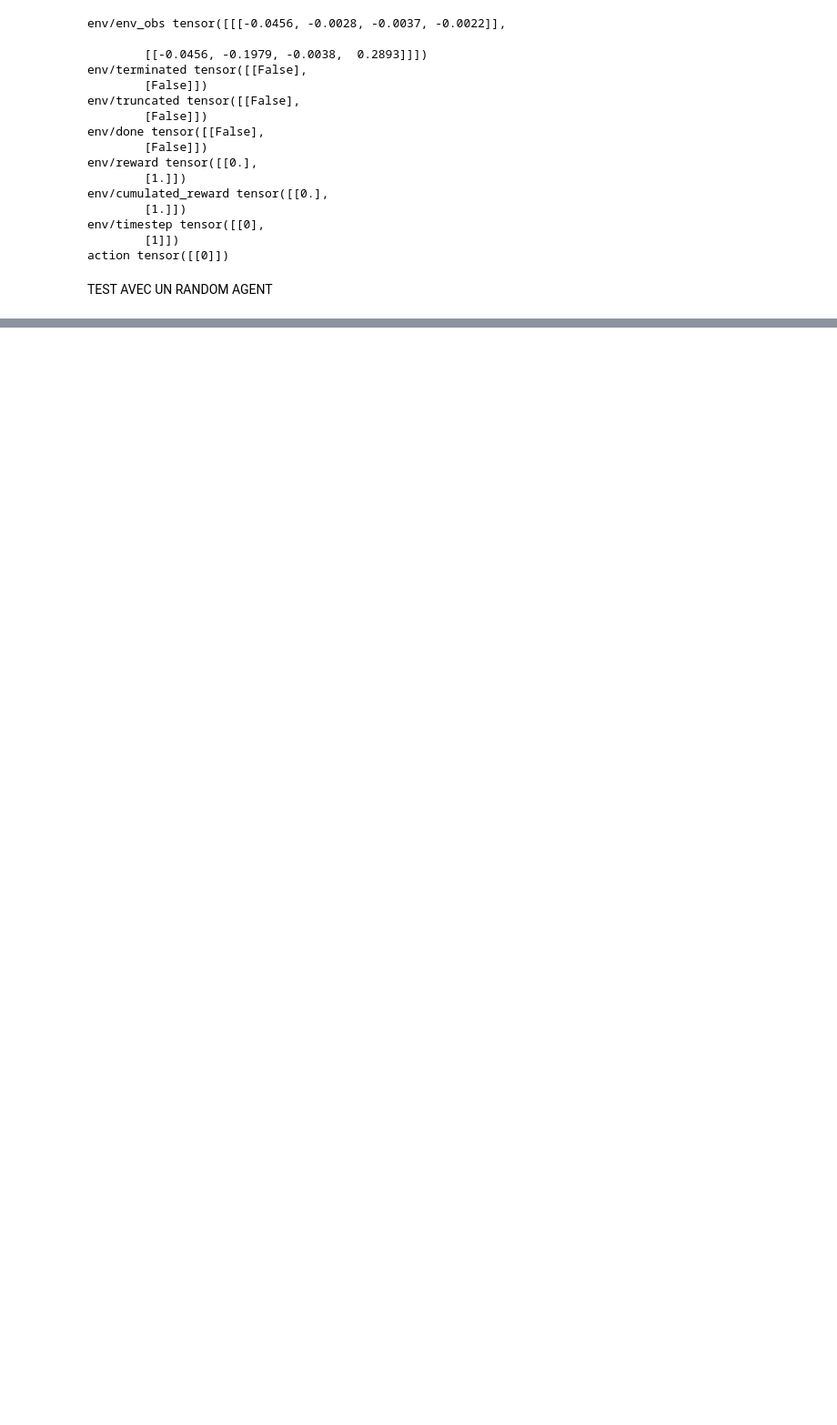
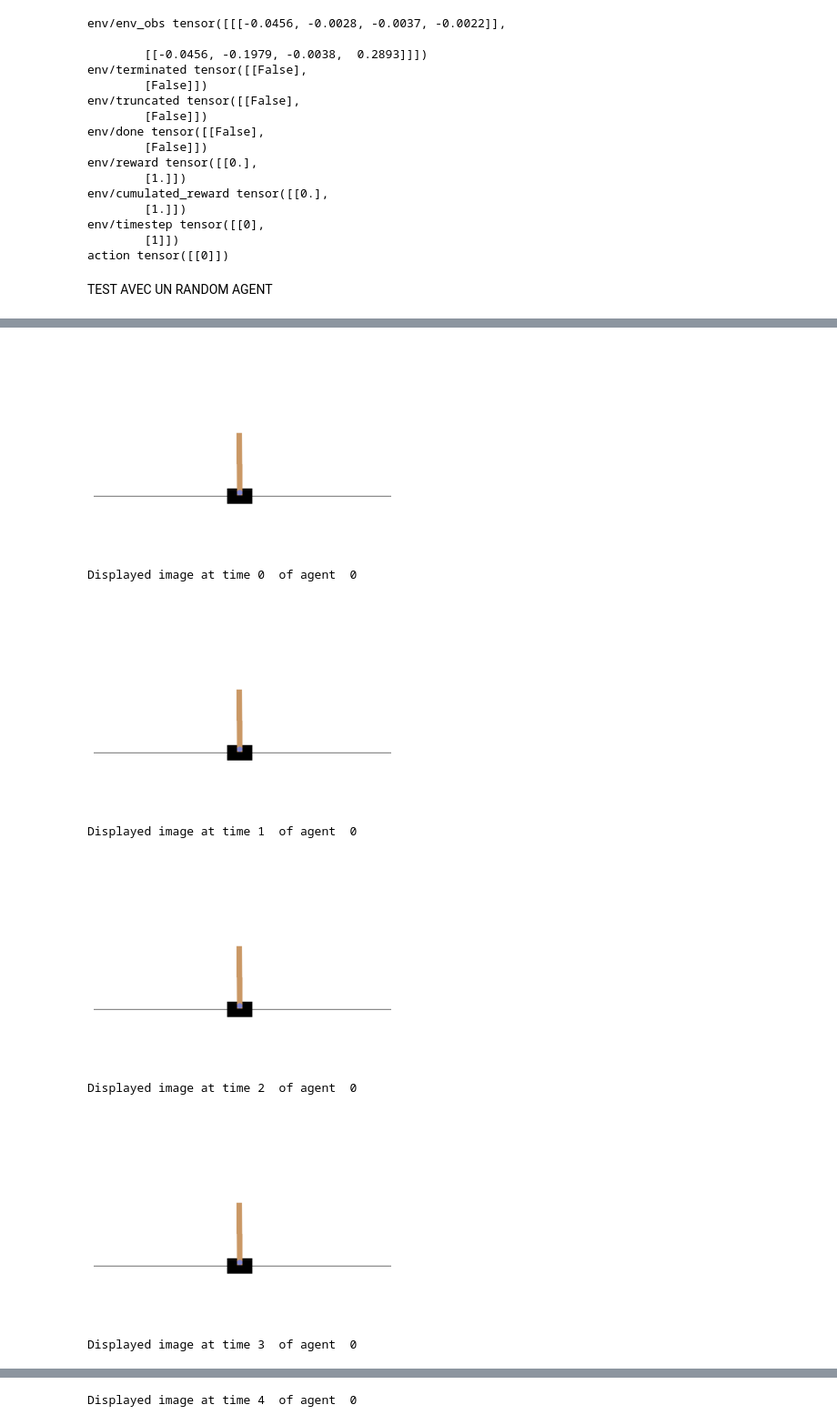
Before and after one commit to TitouanUniLu/PLDAC, a Jupyter notebook: src/main.ipynb, the cells around one changed output, grey strips where cells are left out. Shown at 91% size. Saved outputs shown, nothing was run; the diff lists cells and outputs as text; code cells hidden in the pictures; blank space fills up the shorter version.

Commit message:
maj pour obtenir image et display a chaque temps t

```diff
--- a/src/main.ipynb
+++ b/src/main.ipynb
@@ -363 +331,21 @@ workspace["env/done"].shape, workspace["env/done"][-10:]
+# %%
+class AttributeAccessAgent(Agent):
+    def __init__(self, env_agent, list_images):
+        super().__init__()
+        self.env_agent = env_agent  # CustomParallelGymAgent ou ParallelGymAgent
+        #init de la liste de listes pour store les images
+        self.list_images = [[] for _ in range(self.env_agent.num_envs)]
+
+    def forward(self, t: int, **kwargs):
+        for env_index in range(self.env_agent.num_envs):
+            # Assuming your env_agent can provide access to each environment's render method
+            image = self.env_agent.envs[env_index].render()
+            clear_output(wait=True)  # pour print live mais pas utile pour +1 env
+            plt.imshow(image)
+            plt.axis('off')
+            plt.show()
+            print("Displayed image at time", t, " of agent ", env_index)
+
+            # Append the image to the corresponding list
+            self.list_images[env_index].append(image)
 # %%
@@ -390,0 +371,23 @@ displayImages(images)
+# %%
+nb_env = 1
+#autoreset = False pour le moment pouor le simplifier la vie
+im_env_agent = CustomParallelGymAgent(partial(make_env, config.gym_env.env_name, render_mode="rgb_array", autoreset=False), nb_env).seed(SEED)
+attribute_access_agent = AttributeAccessAgent(im_env_agent, [])
+agents = Agents(im_env_agent, RandomAgent(action_dim), attribute_access_agent)
+t_agents = TemporalAgent(agents)
+workspace = Workspace()
+t_agents(workspace, t=0, stop_variable="env/done", stochastic=True)
+images = attribute_access_agent.list_images #bon seul soucis c'est qu'on recupere les images apres coup
+print('Donzo got all images')
+
+
+displayImagesPerAgent(images, nb_env)
+# %% [output]
+[figure, added]
+Displayed image at time 0  of agent  0
+[figure, added]
+Displayed image at time 1  of agent  0
+[figure, added]
+Displayed image at time 2  of agent  0
+[figure, added]
+Displayed image at time 3  of agent  0
@@ -390,0 +395 @@ displayImages(images)
+Displayed image at time 4  of agent  0
```
Also changed, not shown: parts of 7 cells of this notebook.
